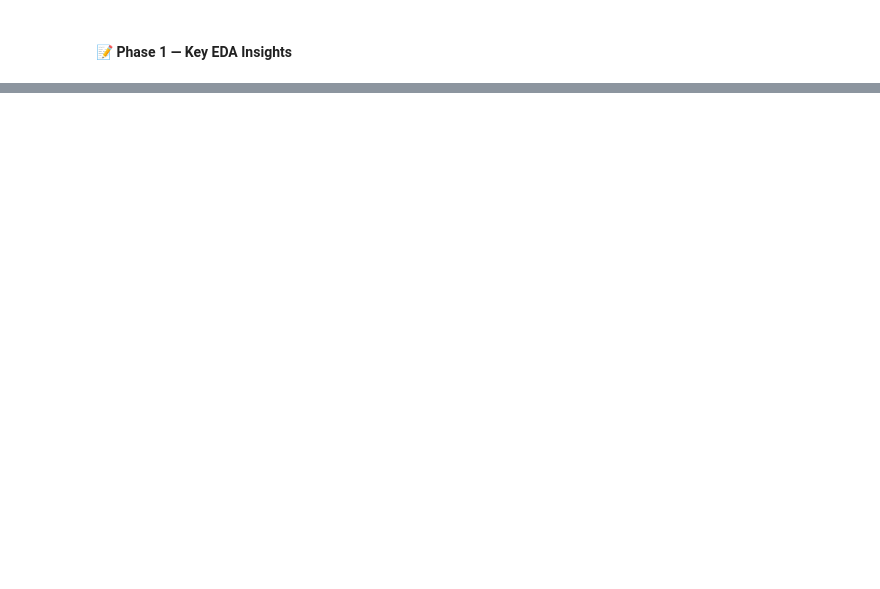
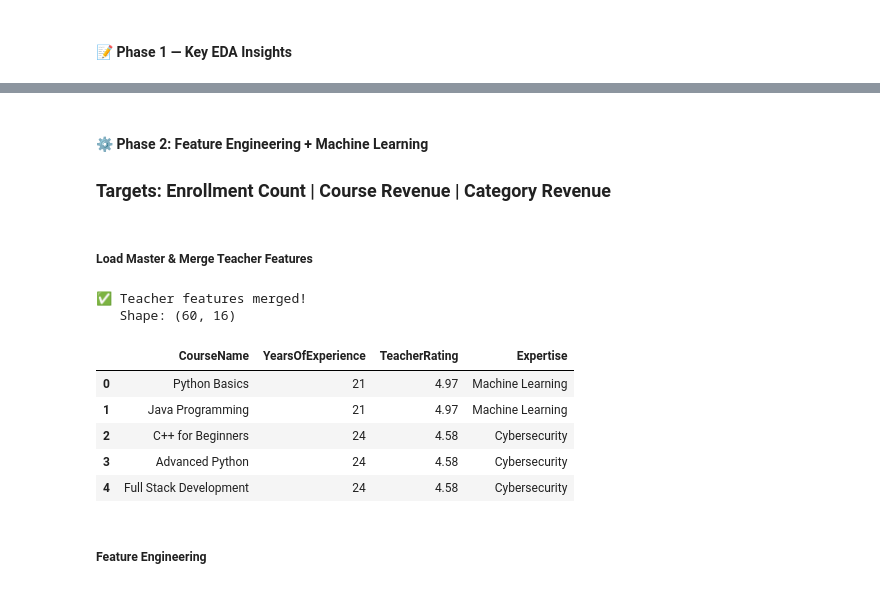
Before and after one commit to Girish-Parashar/edupro-predictive-modeling, a Jupyter notebook: notebooks/EduPro_Analysis.ipynb, the cells around one changed output, grey strips where cells are left out. Cells and saved outputs as stored; diff of their text form; code cells hidden in the pictures; blank space fills up the shorter version.

```diff
--- a/notebooks/EduPro_Analysis.ipynb
+++ b/notebooks/EduPro_Analysis.ipynb
@@ -437,0 +654,48 @@ for col in master.columns:
+# %% [markdown]
+####  ⚙️ Phase 2: Feature Engineering + Machine Learning
+### Targets: Enrollment Count | Course Revenue | Category Revenue
+# %% [markdown]
+##### Load Master & Merge Teacher Features
+# %%
+# ── Load Master & Merge Teacher Features ────────────────────────────
+import pandas as pd
+import numpy as np
+import warnings
+warnings.filterwarnings('ignore')
+
+BASE_PATH = r"C:\Users\Rohit\Downloads\Unified Mentor\project\data"
+
+# Load saved master from Phase 1
+master = pd.read_csv(f"{BASE_PATH}\\master_eda.csv")
+
+# Load teachers
+teachers = pd.read_csv(f"{BASE_PATH}\\Teachers.csv")
+transactions = pd.read_csv(f"{BASE_PATH}\\Transactions.csv")
+
+# Get dominant teacher per course (most frequent in transactions)
+dominant_teacher = (transactions
+                    .groupby('CourseID')['TeacherID']
+                    .agg(lambda x: x.value_counts().index[0])
+                    .reset_index()
+                    .rename(columns={'TeacherID': 'DominantTeacherID'}))
+
+master = master.merge(dominant_teacher, on='CourseID', how='left')
+master = master.merge(
+    teachers[['TeacherID','YearsOfExperience','TeacherRating','Expertise']],
+    left_on='DominantTeacherID', right_on='TeacherID', how='left'
+)
+
+print("✅ Teacher features merged!")
+print(f"   Shape: {master.shape}")
+display(master[['CourseName','YearsOfExperience','TeacherRating','Expertise']].head(5))
+# %% [output]
+✅ Teacher features merged!
+   Shape: (60, 16)
+|  | CourseName | YearsOfExperience | TeacherRating | Expertise |
+| 0 | Python Basics | 21 | 4.97 | Machine Learning |
+| 1 | Java Programming | 21 | 4.97 | Machine Learning |
+| 2 | C++ for Beginners | 24 | 4.58 | Cybersecurity |
+| 3 | Advanced Python | 24 | 4.58 | Cybersecurity |
+| 4 | Full Stack Development | 24 | 4.58 | Cybersecurity |
+# %% [markdown]
+##### Feature Engineering
```
Also changed, not shown: parts of 41 cells of this notebook.
